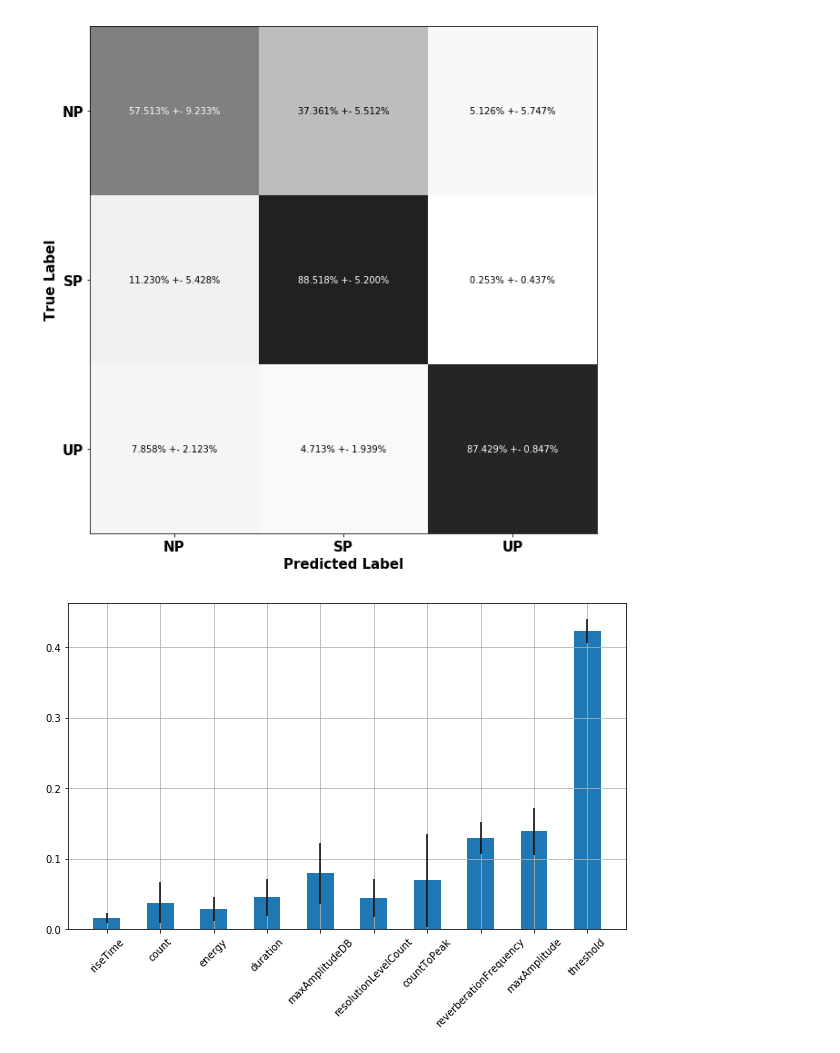
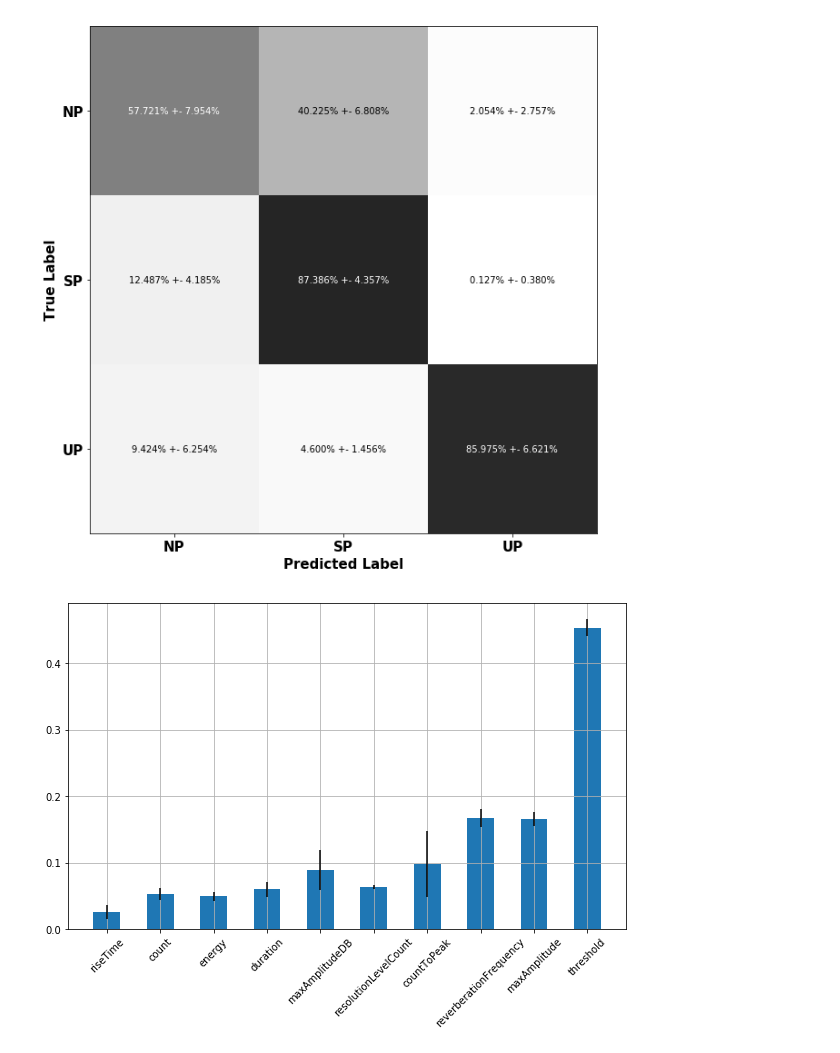
Before and after one commit to natmourajr/PetroAcousticEmission, a Jupyter notebook: notebooks/NeuralNetwork.ipynb, the cells around one changed output. Drawn from its saved outputs; the diff is of its cells as text; code cells hidden in the pictures.

```diff
--- a/notebooks/NeuralNetwork.ipynb
+++ b/notebooks/NeuralNetwork.ipynb
@@ -45,7 +45,7 @@ from sklearn.externals import joblib
 import os
 from Functions import models
 
-n_folds = 4
+n_folds = 10
 
 folds_selection = "StratifiedKFolds" # "StratifiedKFolds", "KFolds"
 
@@ -129,7 +129,7 @@ import matplotlib.pyplot as plt
 import os
 from Functions import models
 
-n_folds = 4
+n_folds = 10
 folds_selection = "StratifiedKFolds" # "StratifiedKFolds", "KFolds"
 folds_filename =  '../Results/%s_%i_folds.jbl'%(folds_selection,n_folds)
 
@@ -190,7 +190,7 @@ import matplotlib.pyplot as plt
 import os
 from Functions import models
 
-n_folds = 4
+n_folds = 10
 folds_selection = "StratifiedKFolds" # "StratifiedKFolds", "KFolds"
 folds_filename =  '../Results/%s_%i_folds.jbl'%(folds_selection,n_folds)
 
@@ -286,7 +286,7 @@ import matplotlib.pyplot as plt
 import os
 from Functions import models
 
-n_folds = 4
+n_folds = 10
 folds_selection = "StratifiedKFolds" # "StratifiedKFolds", "KFolds"
 folds_filename =  '../Results/%s_%i_folds.jbl'%(folds_selection,n_folds)
 
@@ -428,36 +428,36 @@ if os.path.isfile(folds_filename):
 
         model_output = nn_load_models[ifold].predict(normalized_inputs)
         model_classif = np.argmax(model_output,axis=1)
 
         cm = confusion_matrix(target[test_index], model_classif[test_index])
 
         cm = cm.astype('float')/ cm.sum(axis=1)[:, np.newaxis]
         ref_eff_mat[ifold] = np.mean([cm[i,i] for i in range(cm.shape[0])])
         ref_eff_mat = ref_eff_mat.reshape((ref_eff_mat.shape[0], 1))
 
         for i in range(normalized_inputs.shape[1]):
             aux = normalized_inputs
             aux[:,i] = np.mean(aux[:,i])*np.ones_like(aux[:,i])
             model_output = nn_load_models[ifold].predict(aux)
             model_classif = np.argmax(model_output,axis=1)
 
             cm = confusion_matrix(target[test_index], model_classif[test_index])
             cm = cm.astype('float')/ cm.sum(axis=1)[:, np.newaxis]
             eff_mat[ifold,i] = np.mean([cm[l,l] for l in range(cm.shape[0])])
 
 
-    delta_eff = eff_mat - np.matlib.repmat(ref_eff_mat,1, eff_mat.shape[1])
-    delta_eff = np.abs(delta_eff)
+    delta_eff = np.matlib.repmat(ref_eff_mat,1, eff_mat.shape[1]) - eff_mat
+    delta_eff = delta_eff
 
     delta_eff_mean = np.mean(delta_eff, axis=0)
     delta_eff_std = np.std(delta_eff, axis=0)
 
     ax.bar(np.arange(normalized_inputs.shape[1]), delta_eff_mean, 0.5, yerr = delta_eff_std)
     ax.set_xticks(range(feature_labels.shape[0]))
     ax.set_xticklabels(feature_labels,rotation=45)
     ax.grid()
 # %% [output]
-[figure, old version]
+[figure, new version]
 # %%
 # Train analysis
 import numpy as np
```
Also changed, not shown: parts of 4 cells of this notebook, 3 other files.
